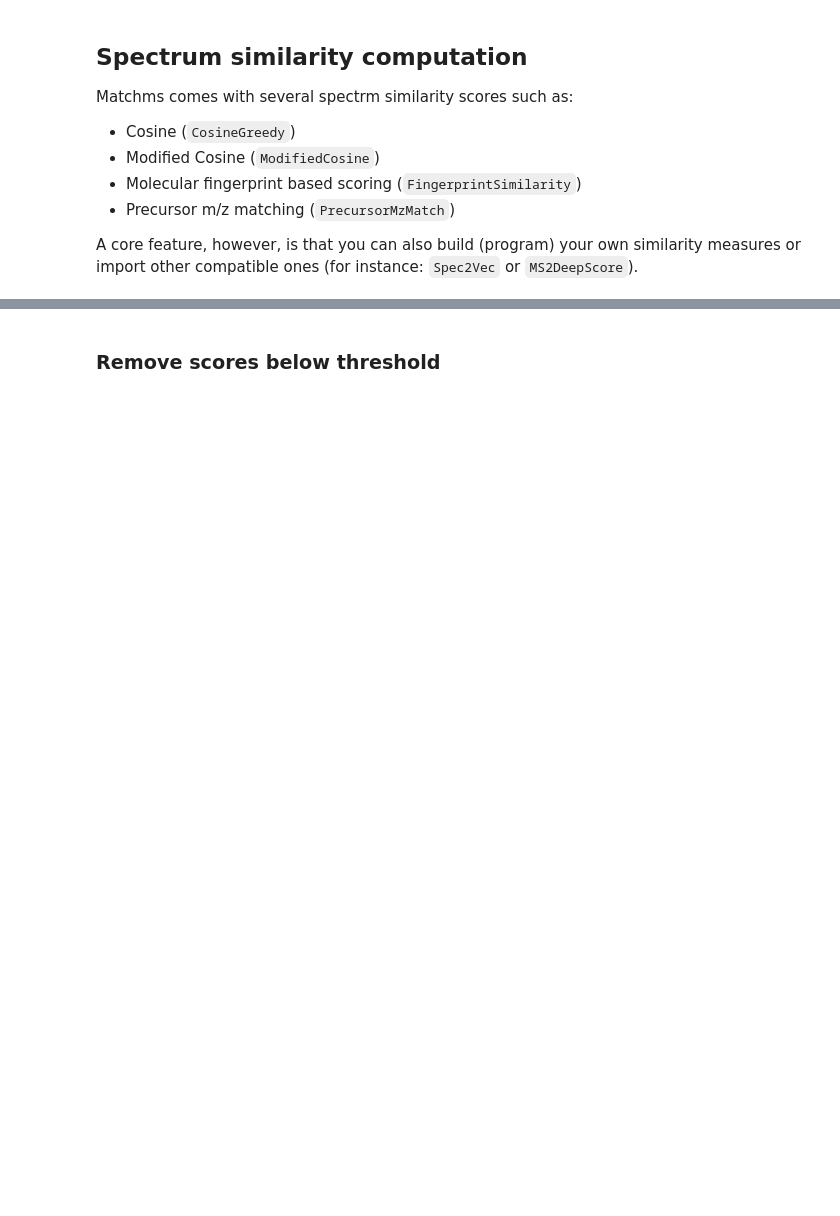
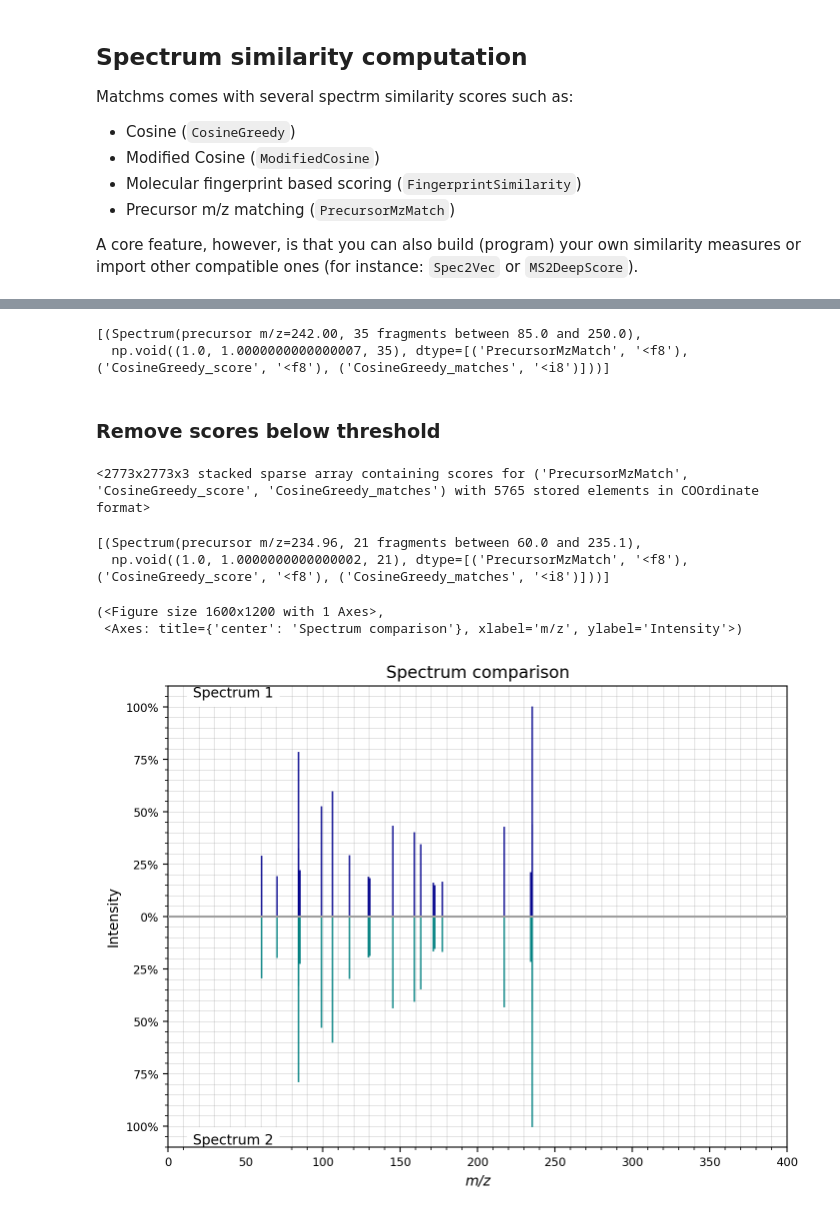
Before and after one commit to julianpollmann/CD-MRG-metabolomics_summerschool_2023, a Jupyter notebook: notebooks/summerschool_matchms_live_coding_solution.ipynb, the cells around one changed output, grey strips where cells are left out. Drawn from its saved outputs; the diff is of its cells as text; code cells hidden in the pictures; blank space fills up the shorter version.

```diff
--- a/notebooks/summerschool_matchms_live_coding_solution.ipynb
+++ b/notebooks/summerschool_matchms_live_coding_solution.ipynb
@@ -36,8 +54,7 @@ drive.mount('/content/drive')
 # %%
 # Specify data (and model) locations
 path_root = "./drive/MyDrive/summerschool2023_matchms"
-#file = os.path.join(path_root, "data_mzmine", "example_iimn_gnps.mgf")
-file = "example_iimn_gnps.mgf"
+file = os.path.join(path_root, "data_mzmine", "example_iimn_gnps.mgf")
 
 # Import spectra
 spectra = list(load_from_mgf(file))
@@ -190,6 +315,9 @@ print(scores.to_array()[:3, :3])
 # %%
 results = scores.scores_by_query(spectra_cleaned[2], "CosineGreedy_score", sort=True)
 results
+# %% [output]
+[(Spectrum(precursor m/z=242.00, 35 fragments between 85.0 and 250.0),
+  np.void((1.0, 1.0000000000000007, 35), dtype=[('PrecursorMzMatch', '<f8'), ('CosineGreedy_score', '<f8'), ('CosineGreedy_matches', '<i8')]))]
 # %% [markdown]
 ### Remove scores below threshold
 # %%
@@ -197,11 +325,20 @@ scores.filter_by_range(name="CosineGreedy_score",
                        low= 0.7)
 # %%
 scores.scores
+# %% [output]
+<2773x2773x3 stacked sparse array containing scores for ('PrecursorMzMatch', 'CosineGreedy_score', 'CosineGreedy_matches') with 5765 stored elements in COOrdinate format>
 # %%
 results = scores.scores_by_query(spectra_cleaned[1], 'CosineGreedy_score', sort=True)
 results
+# %% [output]
+[(Spectrum(precursor m/z=234.96, 21 fragments between 60.0 and 235.1),
+  np.void((1.0, 1.0000000000000002, 21), dtype=[('PrecursorMzMatch', '<f8'), ('CosineGreedy_score', '<f8'), ('CosineGreedy_matches', '<i8')]))]
 # %%
-spectra_cleaned[1].plot_against(results[2][0])
+spectra_cleaned[1].plot_against(results[0][0])
+# %% [output]
+(<Figure size 1600x1200 with 1 Axes>,
+ <Axes: title={'center': 'Spectrum comparison'}, xlabel='m/z', ylabel='Intensity'>)
+[figure, added]
 # %%
 results = scores.scores_by_query(spectra_cleaned[10], 'CosineGreedy_score', sort=True)
 plot_spectra_array([x[0] for x in results[:8]])
```
Also changed, not shown: parts of 23 cells of this notebook.
